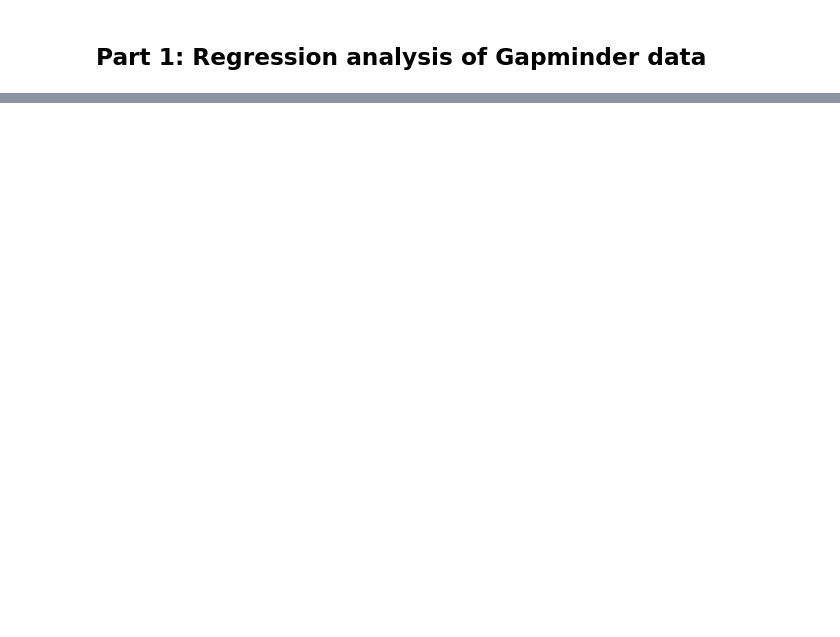
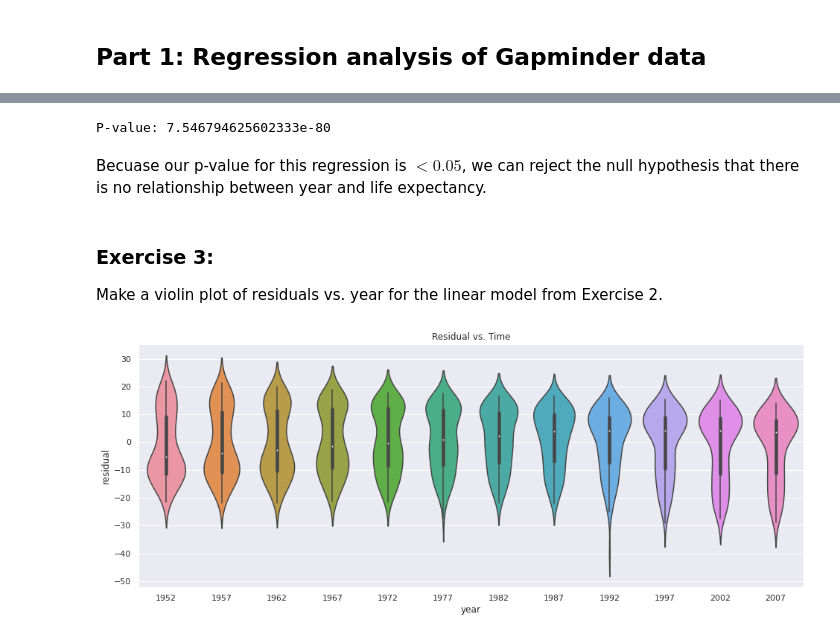
Before and after one commit to jerrycatron/spring2021, a Jupyter notebook: project3/Project 3 Assignment.ipynb, the cells around one changed output, grey strips where cells are left out. Drawn from its saved outputs; the diff is of its cells as text; code cells hidden in the pictures; blank space fills up the shorter version.

```diff
--- a/project3/Project 3 Assignment.ipynb
+++ b/project3/Project 3 Assignment.ipynb
@@ -28,0 +228,7 @@ IndentationError: unexpected indent (<ipython-input-2-b73c88406801>, line 2)
+# %%
+# Fitting the Model
+reg = stats.linregress(data.year.values, data.lifeExp.values)
+
+# Printing out the slope and intercept values
+print('Coefficient: ' + str(reg.slope))
+print('Intercept: ' + str(reg.intercept))
@@ -28,0 +250,20 @@ IndentationError: unexpected indent (<ipython-input-2-b73c88406801>, line 2)
+# %%
+print('P-value: ' + str(reg.pvalue)) # Prints p-value of our regression
+# %% [output]
+P-value: 7.546794625602333e-80
+# %% [markdown]
+Becuase our p-value for this regression is $< 0.05$, we can reject the null hypothesis that there is no relationship between year and life expectancy.
+# %% [markdown]
+### Exercise 3:
+Make a violin plot of residuals vs. year for the linear model from Exercise 2.
+# %%
+data['regression'] = reg.intercept + data['year']*reg.slope # adding a column to our dataframe that has the calculated mean life expectancy across all countries that year
+
+data['residual'] = (data['lifeExp'] - data['regression'] )
+
+plt.figure(figsize=(16,6))
+
+sns.violinplot(data=data, x='year', y='residual')
+plt.title('Residual vs. Time');
+# %% [output]
+[figure, added]
```
Also changed, not shown: parts of 42 cells of this notebook, 5 other files.
